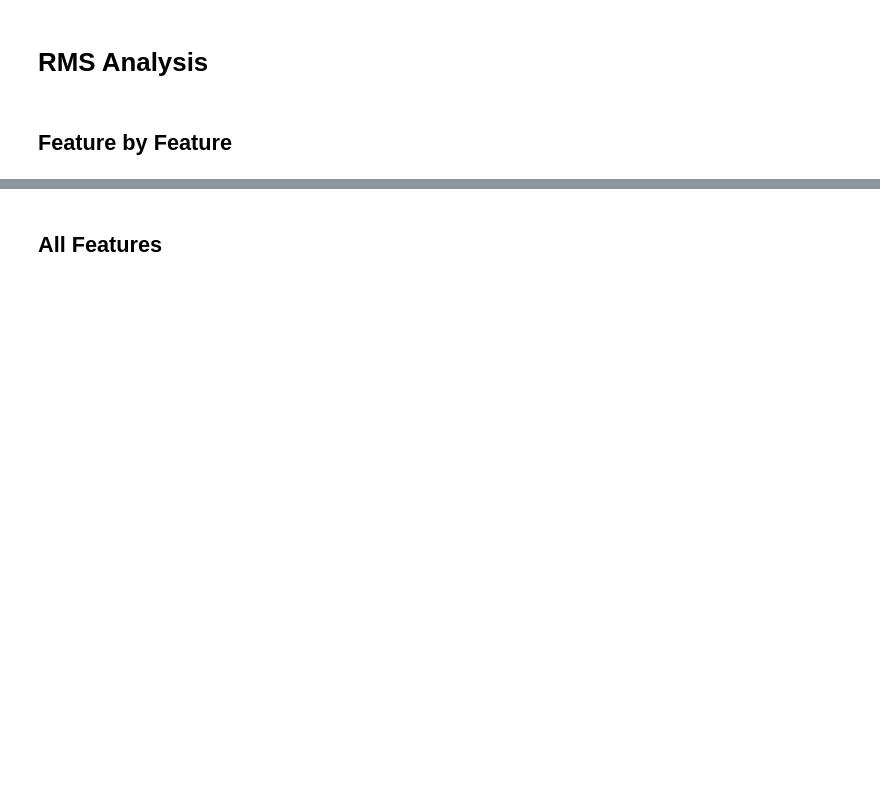
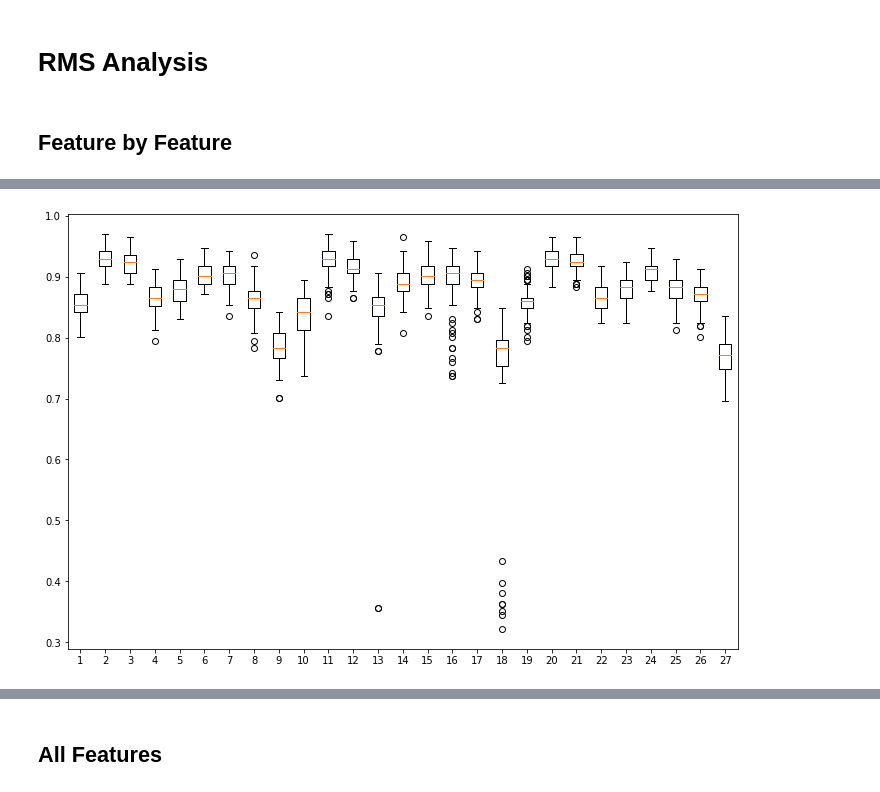
Before and after one commit to martinezjorge/Data-Science-Bootcamp, a Jupyter notebook: Week4/1 Binary Classification - Probablistic Models - KNN, Naive Bayes, Discriminant Analysis; Similarities and Differences.ipynb, the cells around one changed output, grey strips where cells are left out. Saved outputs shown, nothing was run; the diff lists cells and outputs as text; code cells hidden in the pictures; blank space fills up the shorter version.

Commit message:
Experimenting with Boxplots

```diff
--- a/Week4/1 Binary Classification - Probablistic Models - KNN, Naive Bayes, Discriminant Analysis; Similarities and Differences.ipynb
+++ b/Week4/1 Binary Classification - Probablistic Models - KNN, Naive Bayes, Discriminant Analysis; Similarities and Differences.ipynb
@@ -243,0 +250,10 @@ print(model_scores)
+# %%
+scores = []
+for model_name in model_names:
+    for feature in independent:
+        scores.append(model_scores[model_name][feature][0])
+# %%
+plt.boxplot(scores);
+plt.gcf().set_size_inches(12,8)
+# %% [output]
+[figure, added]
```
Also changed, not shown: parts of 7 cells of this notebook, 32 other files.
